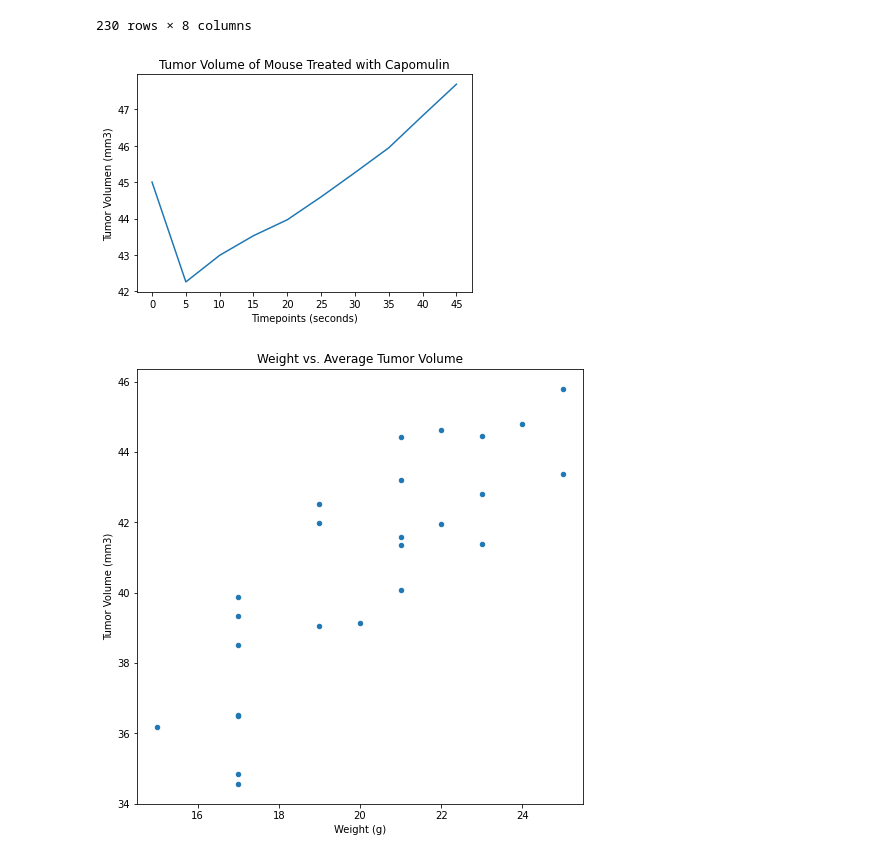
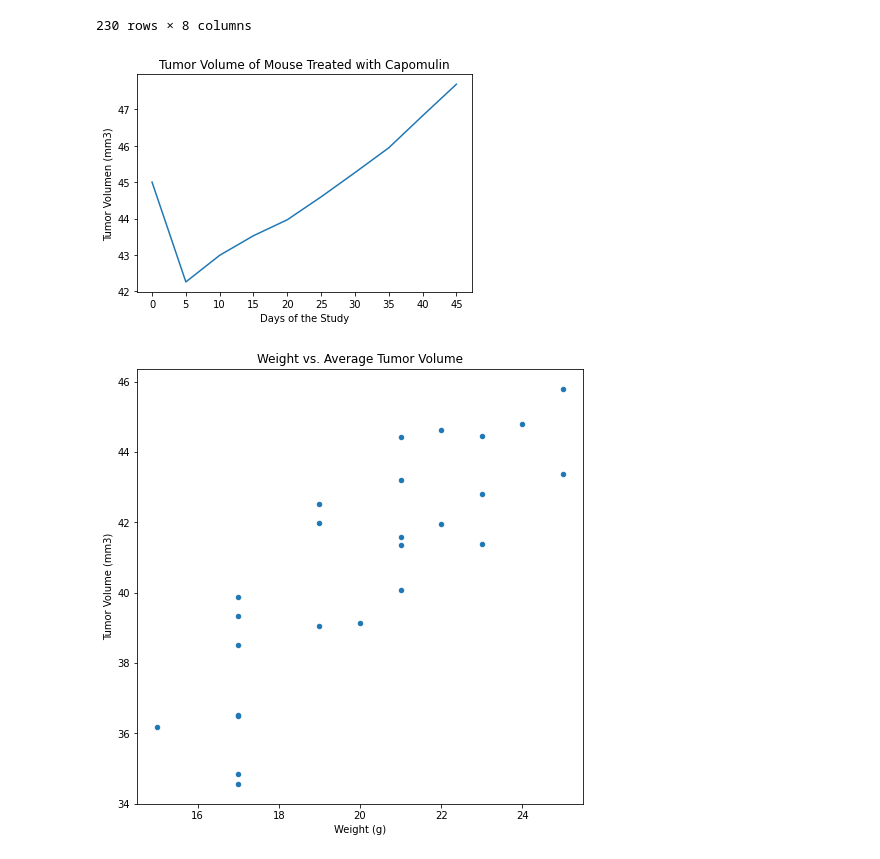
Before and after one commit to jj-krehbiel/lab-mice-visualizations, a Jupyter notebook: Main.ipynb, the cells around one changed output. Saved outputs shown, nothing was run; the diff lists cells and outputs as text; code cells hidden in the pictures.

```diff
--- a/Main.ipynb
+++ b/Main.ipynb
@@ -325,28 +335,28 @@ capo
 # %%
 #use loc to make dataframe for just i557 (aka Stuart)
 stuart = capo.loc[(capo['Mouse ID'] == "i557"), :]
 
 # x-axis will be length of Stuart's data frame using Timepoints as labels
 stuarts_x = np.arange(len(stuart))
 labels = [0, 5, 10, 15, 20, 25, 30, 35, 40, 45]
 tick_locations = []
 for x in stuarts_x:
     tick_locations.append(x)
 
 # y values = stuart's tumor volume
 stuarts_y = stuart["Tumor Volume (mm3)"]
 
 #add labels
 plt.title("Tumor Volume of Mouse Treated with Capomulin")
 plt.ylabel("Tumor Volumen (mm3)")
-plt.xlabel("Timepoints (seconds)")
+plt.xlabel("Days of the Study")
 plt.xticks(tick_locations, labels)
 
 #plot the graph
 plt.plot(stuarts_x, stuarts_y)
 plt.show()
 # %% [output]
-[figure, old version]
+[figure, new version]
 # %%
 #drop all the columns from capo except mouse Id, weight, and tumor volume
 drop1 = capo.drop('Drug Regimen', 1)
```
Also changed, not shown: parts of 4 cells of this notebook.
